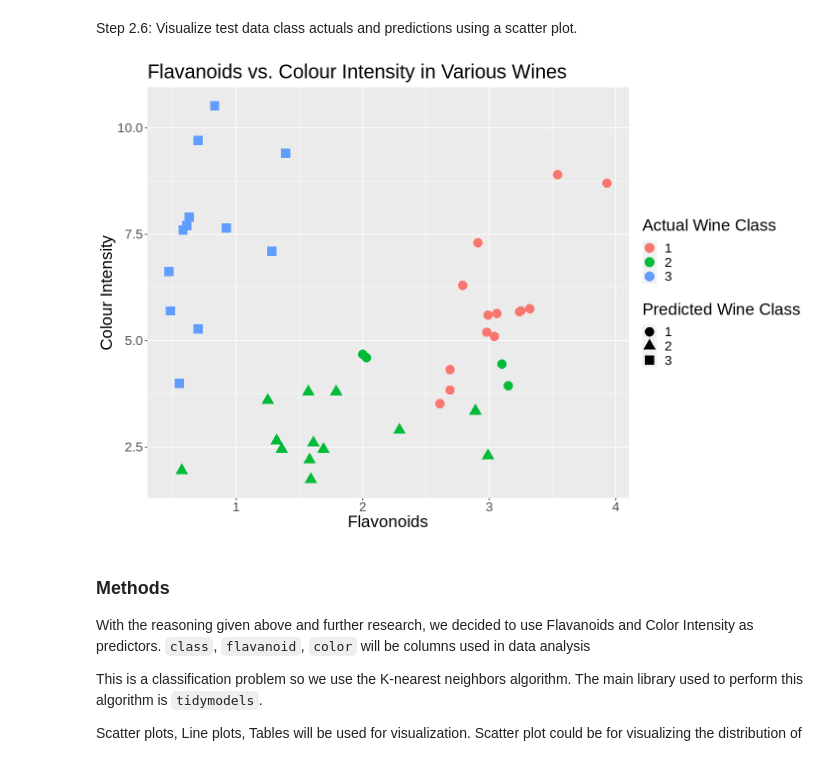
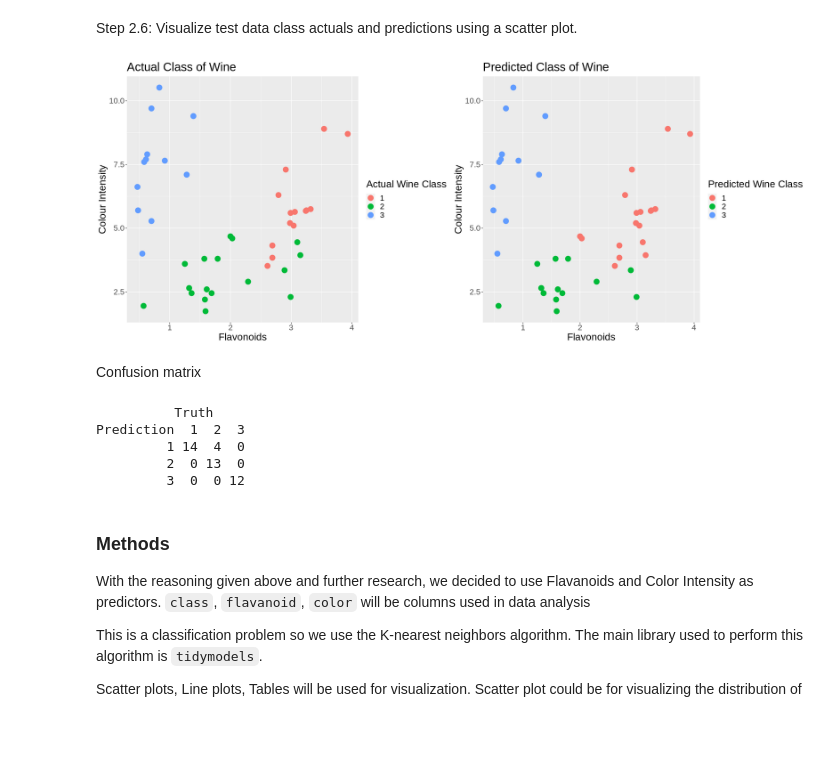
Before and after one commit to Herman-Liao/dsci100groupproject, a Jupyter notebook: Wine Analysis.ipynb, the cells around one changed output. Cells and saved outputs as stored; diff of their text form; code cells hidden in the pictures; blank space fills up the shorter version.

Commit message:
Fixed visualization, added confusion matrix
Changed visualization into side by side plots, added a confusion matrix

```diff
--- a/Wine Analysis.ipynb
+++ b/Wine Analysis.ipynb
@@ -378,15 +386,35 @@ A tibble: 2 × 3
 # %% [markdown]
 Step 2.6: Visualize test data class actuals and predictions using a scatter plot.
 # %%
-options(repr.plot.width = 12, repr.plot.height = 8)
+options(repr.plot.width = 20, repr.plot.height = 8)
 
-ggplot(wine_predictions, aes(x = flavanoid, y = color)) +
-geom_point(aes(color = class, shape = .pred_class), size = 5) +
-labs(x = "Flavonoids", y = "Colour Intensity", color = "Actual Wine Class", shape = "Predicted Wine Class") +
-ggtitle("Flavanoids vs. Colour Intensity in Various Wines") +
-theme(text = element_text(size = 20))
+actual_plot <- ggplot(wine_predictions, aes(x = flavanoid, y = color)) +
+    geom_point(aes(color = class), size = 5) +
+    labs(x = "Flavonoids", y = "Colour Intensity", color = "Actual Wine Class") +
+    ggtitle("Actual Class of Wine") +
+    theme(text = element_text(size = 20))
+
+predict_plot <- ggplot(wine_predictions, aes(x = flavanoid, y = color)) +
+    geom_point(aes(color = .pred_class), size = 5) +
+    labs(x = "Flavonoids", y = "Colour Intensity", color = "Predicted Wine Class") +
+    ggtitle("Predicted Class of Wine") +
+    theme(text = element_text(size = 20))
+
+plot_grid(actual_plot, predict_plot, nrow = 1)
 # %% [output]
-[figure, old version]
+[figure, new version]
+# %% [markdown]
+Confusion matrix
+# %%
+confusion <- wine_predictions %>%
+    conf_mat(truth = class, estimate = .pred_class)
+confusion
+# %% [output]
+          Truth
+Prediction  1  2  3
+         1 14  4  0
+         2  0 13  0
+         3  0  0 12
 # %% [markdown]
 ### Methods
 With the reasoning given above and further research, we decided to use Flavanoids and Color Intensity as predictors. `class`, `flavanoid`, `color` will be columns used in data analysis
```
Also changed, not shown: parts of 2 cells of this notebook.
